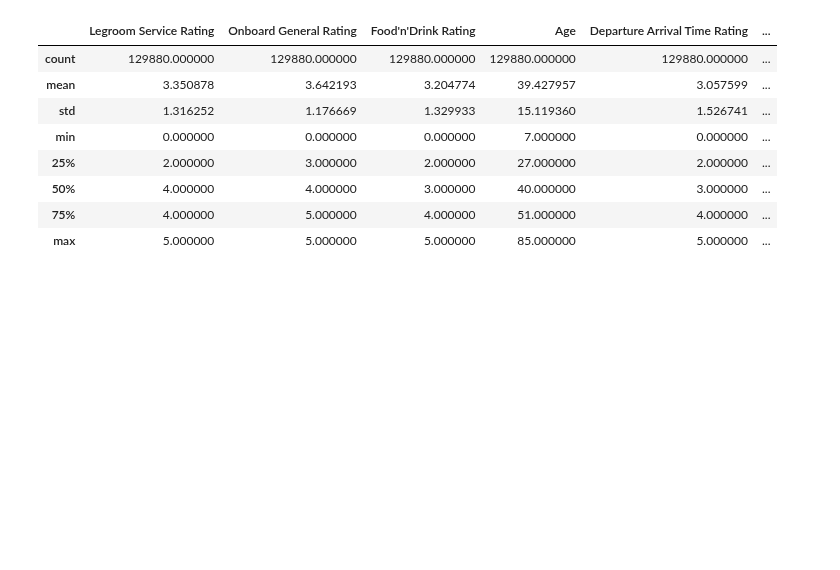
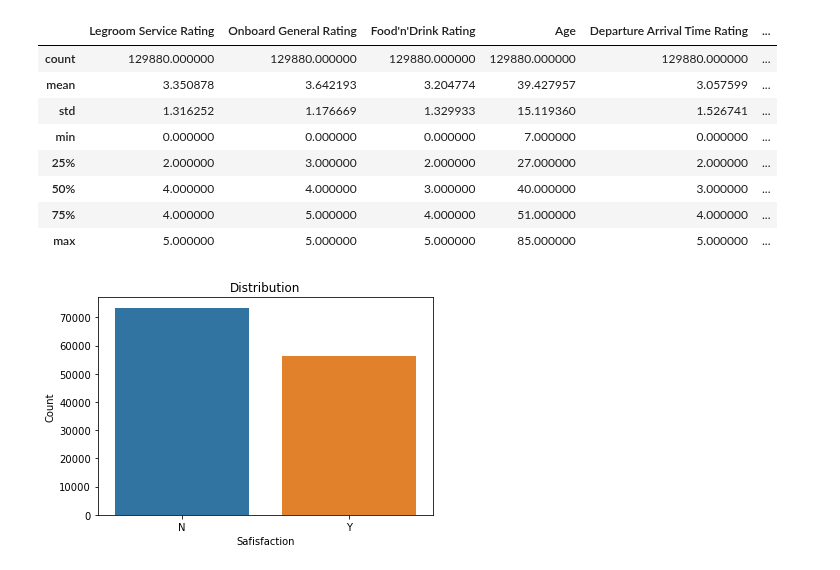
Before and after one commit to Mturco3/AI-ML-Project-2023-2024-285251, a Jupyter notebook: main.ipynb, the cells around one changed output. Cells and saved outputs as stored; diff of their text form; code cells hidden in the pictures; blank space fills up the shorter version.

```diff
--- a/main.ipynb
+++ b/main.ipynb
@@ -73,3 +75,13 @@ summary_stats
 | 50% | 4.000000 | 4.000000 | 3.000000 | 40.000000 | 3.000000 | ... |
 | 75% | 4.000000 | 5.000000 | 4.000000 | 51.000000 | 4.000000 | ... |
 | max | 5.000000 | 5.000000 | 5.000000 | 85.000000 | 5.000000 | ... |
+# %%
+# Countplots
+
+sns.countplot(data=df_trains, x='Satisfied')
+plt.title('Distribution')
+plt.xlabel('Safisfaction')
+plt.ylabel('Count')
+plt.show()
+# %% [output]
+[figure, added]
```
Also changed, not shown: parts of 9 cells of this notebook.
